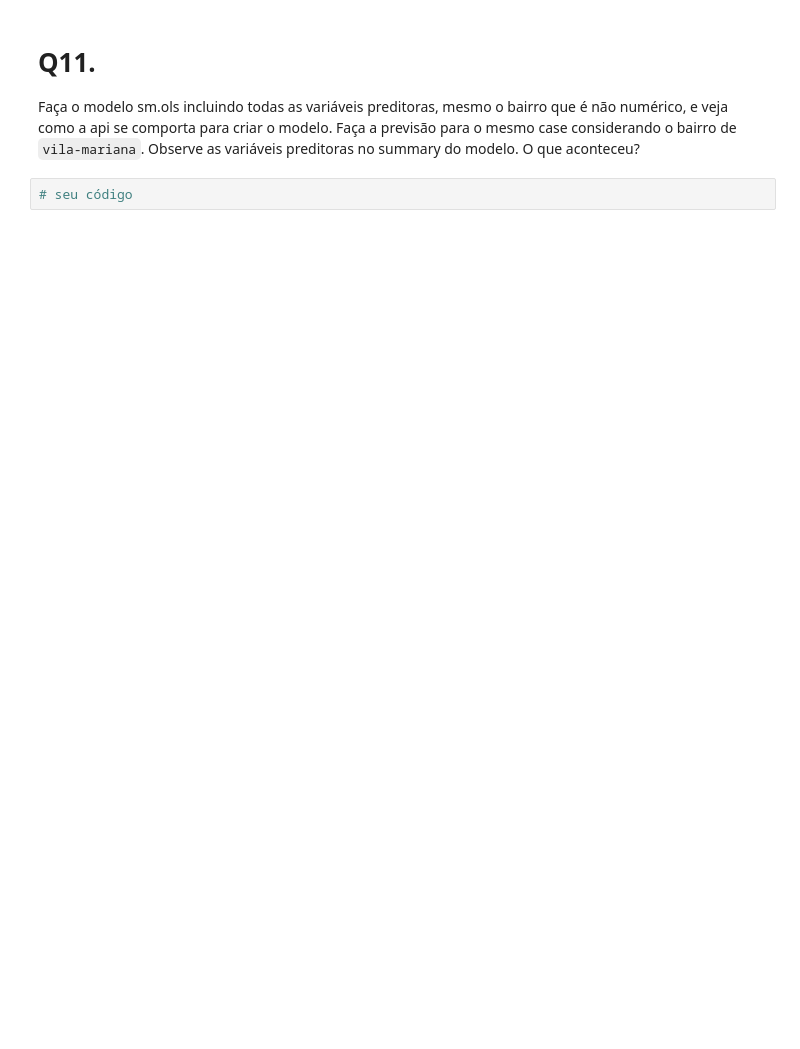
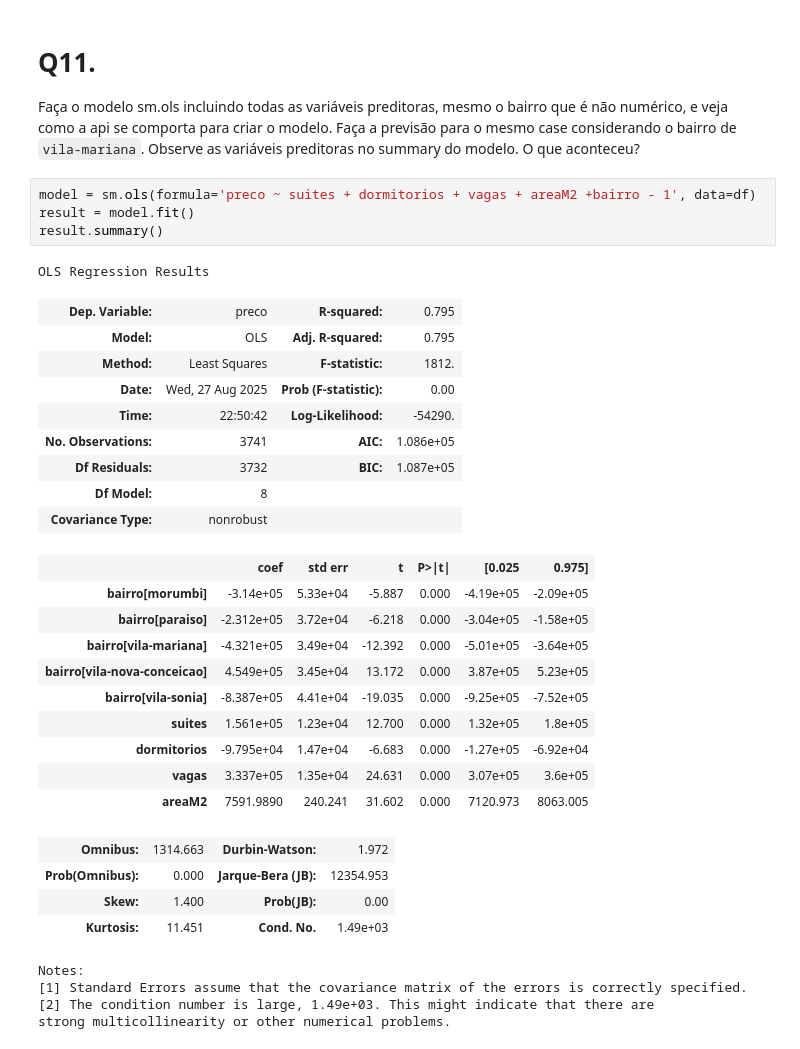
Before and after one commit to PedroMatumoto/ai_notebooks, a Jupyter notebook: IMT_regressao_scale.ipynb, the cells around one changed output. Cells and saved outputs as stored; diff of their text form; blank space fills up the shorter version.

```diff
--- a/IMT_regressao_scale.ipynb
+++ b/IMT_regressao_scale.ipynb
@@ -317,5 +331,36 @@ Construa o mesmo modelo, com os 4 preditores significativos, com o Scikit-learn.
 # Q11.
 
 Faça o modelo sm.ols incluindo todas as variáveis preditoras, mesmo o bairro que é não numérico, e veja como a api se comporta para criar o modelo. Faça a previsão para o mesmo case considerando o bairro de `vila-mariana`. Observe as variáveis preditoras no summary do modelo. O que aconteceu?
-# %%
-# seu código
+# %%
+model = sm.ols(formula='preco ~ suites + dormitorios + vagas + areaM2 +bairro - 1', data=df)
+result = model.fit()
+result.summary()
+# %% [output]
+OLS Regression Results
+| Dep. Variable: | preco | R-squared: | 0.795 |
+| Model: | OLS | Adj. R-squared: | 0.795 |
+| Method: | Least Squares | F-statistic: | 1812. |
+| Date: | Wed, 27 Aug 2025 | Prob (F-statistic): | 0.00 |
+| Time: | 22:50:42 | Log-Likelihood: | -54290. |
+| No. Observations: | 3741 | AIC: | 1.086e+05 |
+| Df Residuals: | 3732 | BIC: | 1.087e+05 |
+| Df Model: | 8 |  |  |
+| Covariance Type: | nonrobust |  |  |
+|  | coef | std err | t | P>|t| | [0.025 | 0.975] |
+| bairro[morumbi] | -3.14e+05 | 5.33e+04 | -5.887 | 0.000 | -4.19e+05 | -2.09e+05 |
+| bairro[paraiso] | -2.312e+05 | 3.72e+04 | -6.218 | 0.000 | -3.04e+05 | -1.58e+05 |
+| bairro[vila-mariana] | -4.321e+05 | 3.49e+04 | -12.392 | 0.000 | -5.01e+05 | -3.64e+05 |
+| bairro[vila-nova-conceicao] | 4.549e+05 | 3.45e+04 | 13.172 | 0.000 | 3.87e+05 | 5.23e+05 |
+| bairro[vila-sonia] | -8.387e+05 | 4.41e+04 | -19.035 | 0.000 | -9.25e+05 | -7.52e+05 |
+| suites | 1.561e+05 | 1.23e+04 | 12.700 | 0.000 | 1.32e+05 | 1.8e+05 |
+| dormitorios | -9.795e+04 | 1.47e+04 | -6.683 | 0.000 | -1.27e+05 | -6.92e+04 |
+| vagas | 3.337e+05 | 1.35e+04 | 24.631 | 0.000 | 3.07e+05 | 3.6e+05 |
+| areaM2 | 7591.9890 | 240.241 | 31.602 | 0.000 | 7120.973 | 8063.005 |
+| Omnibus: | 1314.663 | Durbin-Watson: | 1.972 |
+| Prob(Omnibus): | 0.000 | Jarque-Bera (JB): | 12354.953 |
+| Skew: | 1.400 | Prob(JB): | 0.00 |
+| Kurtosis: | 11.451 | Cond. No. | 1.49e+03 |
+Notes:
+[1] Standard Errors assume that the covariance matrix of the errors is correctly specified.
+[2] The condition number is large, 1.49e+03. This might indicate that there are
+strong multicollinearity or other numerical problems.
```
Also changed, not shown: parts of 12 cells of this notebook.
